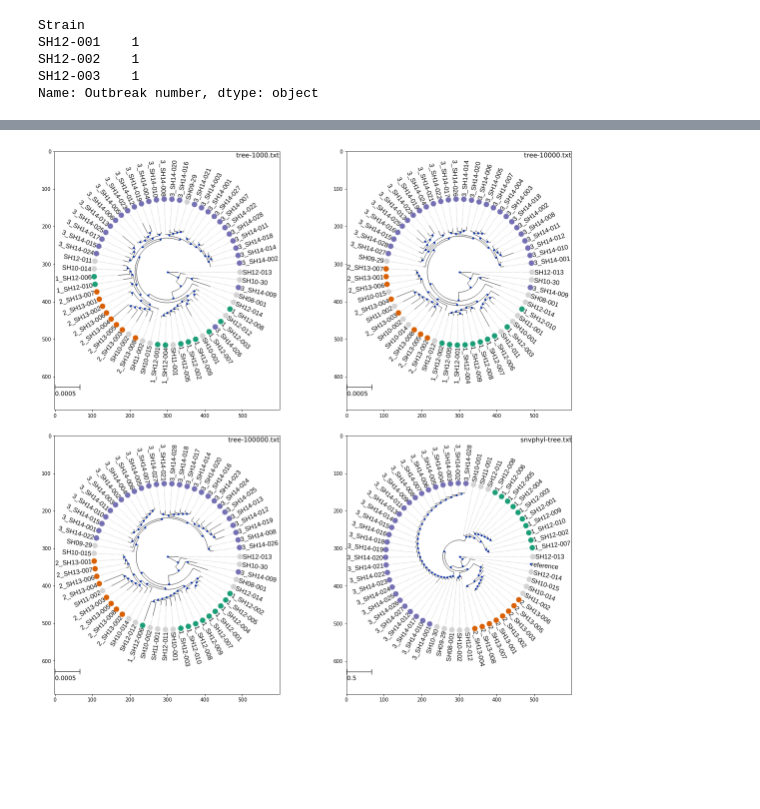
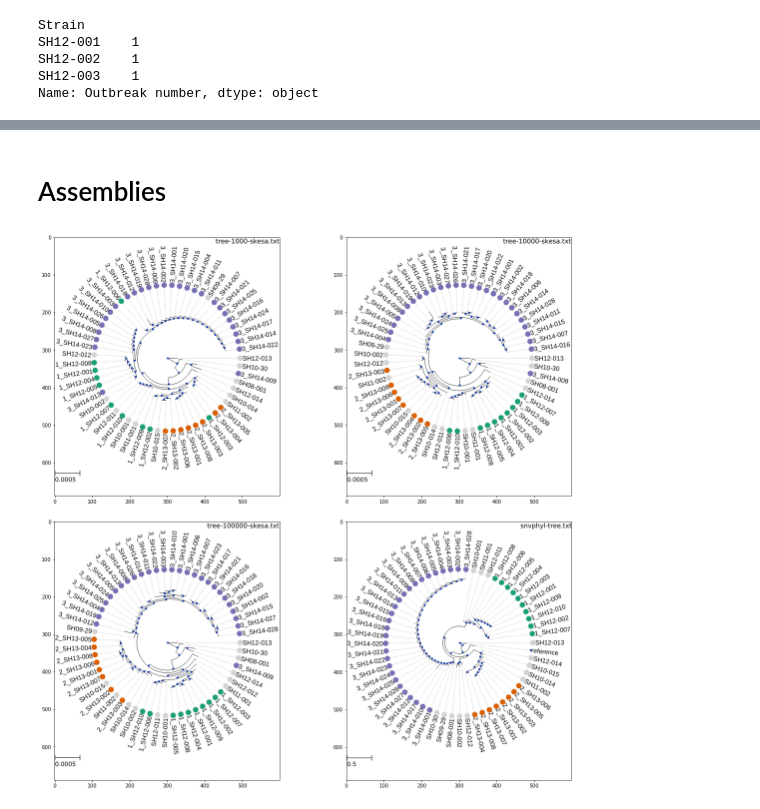
Before and after one commit to apetkau/thesis-workflows, a Jupyter notebook: mash-nextflow/tree-comparisons/clustering-performance.ipynb, the cells around one changed output, grey strips where cells are left out. Saved outputs shown, nothing was run; the diff lists cells and outputs as text; code cells hidden in the pictures; blank space fills up the shorter version.

Commit message:
Viewing trees from assemblies

```diff
--- a/mash-nextflow/tree-comparisons/clustering-performance.ipynb
+++ b/mash-nextflow/tree-comparisons/clustering-performance.ipynb
@@ -23,6 +23,8 @@ def get_tree_image(file):
     ts.show_leaf_name = True
     if file == 'snvphyl-tree.txt':
         ts.scale = 100
+    elif file == 'tree-10000-11.txt':
+        ts.scale = 10000
     else:
         ts.scale = 100000
     ts.mode = 'c'
@@ -63,7 +65,3 @@ def get_tree_image(file):
                 n.set_style(nstyled)
 
     return tree.render("%%inline", tree_style=ts, w=600)
-
-trees = {}
-for t in ['tree-1000.txt', 'tree-10000.txt', 'tree-100000.txt', 'snvphyl-tree.txt']:
-    trees[t] = plt.imread(io.BytesIO(get_tree_image(t).data))
@@ -69,0 +70,15 @@ for t in ['tree-1000.txt', 'tree-10000.txt', 'tree-100000.txt', 'snvphyl-tree.tx
+# %%
+trees = {}
+for t in ['tree-1000.txt', 'tree-10000.txt', 'tree-100000.txt', 'snvphyl-tree.txt', 'tree-10000-21.txt', 'tree-10000-11.txt']:
+    trees[t] = plt.imread(io.BytesIO(get_tree_image(t).data))
+
+f, axarr = plt.subplots(2,2, figsize=(20,20))
+plt.subplots_adjust(hspace=0.1, wspace=0.1)
+axarr[0,0].imshow(trees['tree-1000.txt'])
+axarr[0,1].imshow(trees['tree-10000.txt'])
+axarr[1,0].imshow(trees['tree-100000.txt'])
+axarr[1,1].imshow(trees['snvphyl-tree.txt'])
+# axarr[1,1].imshow(trees['tree-10000-21.txt'])
+# axarr[1,1].imshow(trees['tree-10000-11.txt'])
+
+plt.show()
@@ -70,11 +87,17 @@ for t in ['tree-1000.txt', 'tree-10000.txt', 'tree-100000.txt', 'snvphyl-tree.tx
+# %% [markdown]
+# Assemblies
 # %%
+trees = {}
+for t in ['tree-1000-skesa.txt', 'tree-10000-skesa.txt', 'tree-100000-skesa.txt', 'snvphyl-tree.txt']:
+    trees[t] = plt.imread(io.BytesIO(get_tree_image(t).data))
+
 f, axarr = plt.subplots(2,2, figsize=(20,20))
 plt.subplots_adjust(hspace=0.1, wspace=0.1)
-axarr[0,0].imshow(trees['tree-1000.txt'])
-axarr[0,1].imshow(trees['tree-10000.txt'])
-axarr[1,0].imshow(trees['tree-100000.txt'])
+axarr[0,0].imshow(trees['tree-1000-skesa.txt'])
+axarr[0,1].imshow(trees['tree-10000-skesa.txt'])
+axarr[1,0].imshow(trees['tree-100000-skesa.txt'])
 axarr[1,1].imshow(trees['snvphyl-tree.txt'])
 
 plt.show()
 # %% [output]
-[figure, old version]
+[figure, new version]
```
Also changed, not shown: parts of 2 cells of this notebook.
